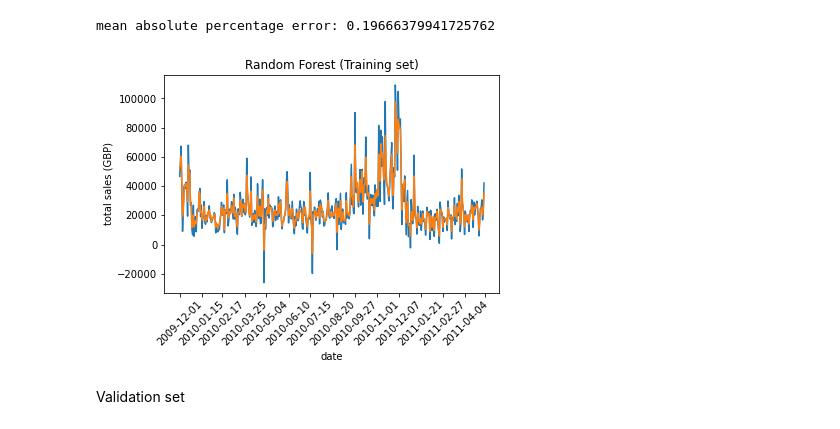
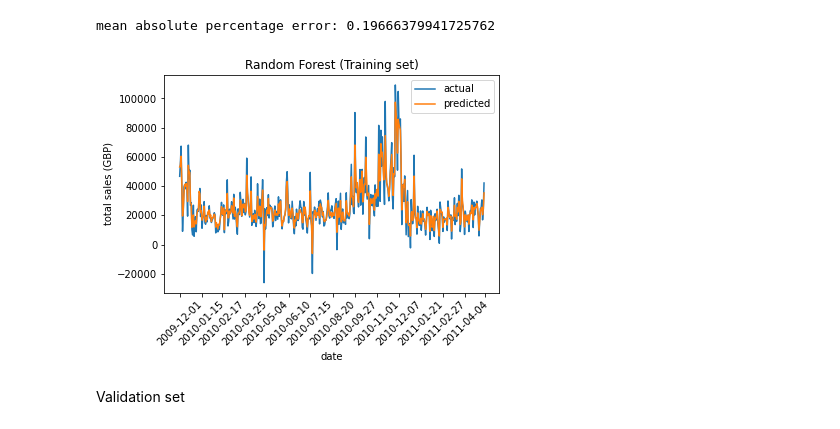
Before and after one commit to mwreed1/forcasting-sales, a Jupyter notebook: sale_uk.ipynb, the cells around one changed output. Cells and saved outputs as stored; diff of their text form; code cells hidden in the pictures.

```diff
--- a/sale_uk.ipynb
+++ b/sale_uk.ipynb
@@ -485,18 +488,19 @@ mean absolute percentage error: 0.19666379941725762
 # %%
 fig = plt.figure()
 ax = fig.add_subplot(111)
 
-ax.plot(X_train_axis.index,y_train)
-ax.plot(X_train_axis.index,rf_preds)
+ax.plot(X_train_axis.index,y_train,label='actual')
+ax.plot(X_train_axis.index,rf_preds,label='predicted')
+ax.legend()
 #ax.xaxis.set_major_formatter(mdates.DateFormatter('%Y-%m-%d'))
 ax.xaxis.set_major_locator(mdates.MonthLocator(interval=1))
 ax.tick_params(axis='x', labelrotation=45)
 plt.xlabel("date")
 plt.ylabel("total sales (GBP)")
 plt.title('Random Forest (Training set)')
 plt.show()
 # %% [output]
-[figure, old version]
+[figure, new version]
 # %% [markdown]
 Validation set
 # %%
```
Also changed, not shown: parts of 5 cells of this notebook.
